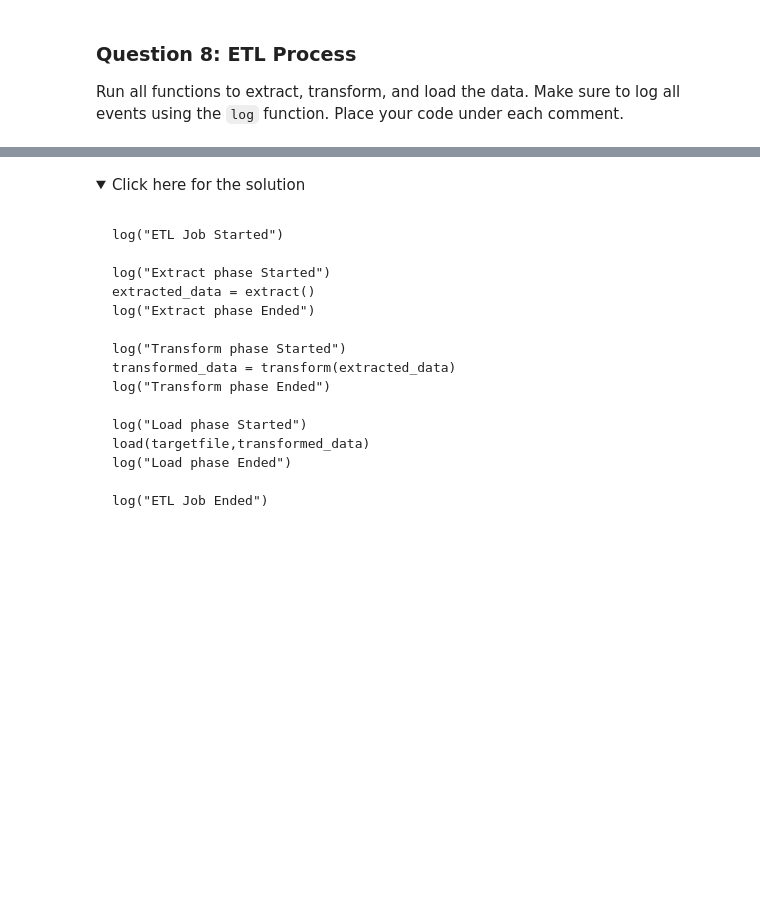
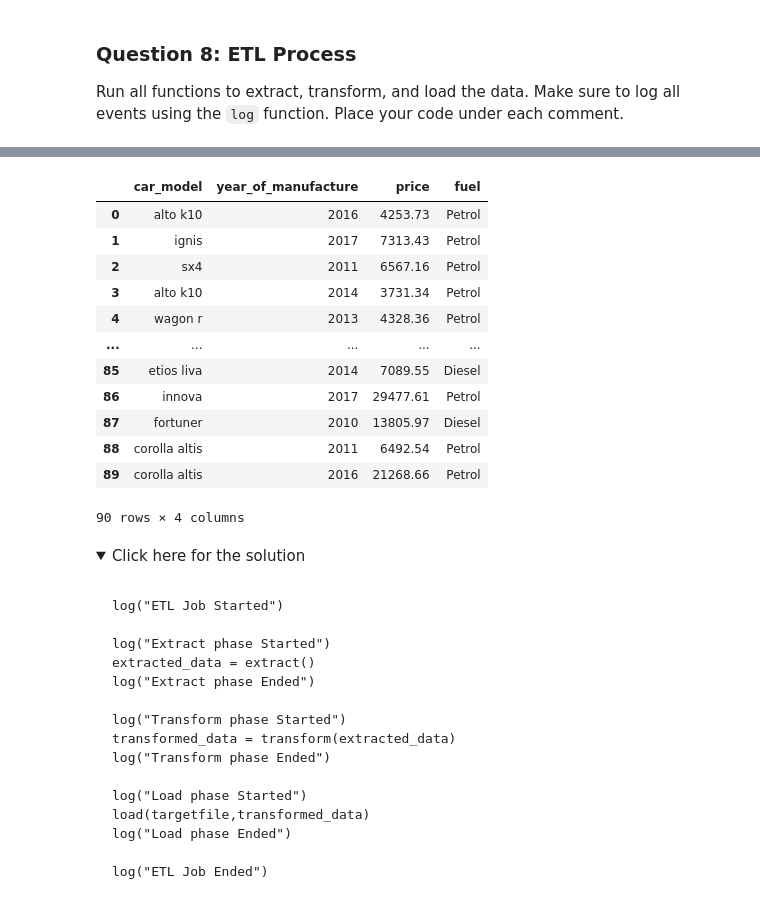
Before and after one commit to rodrigobivarazevedo/data, a Jupyter notebook: ExtractTransformLoad_V2.ipynb, the cells around one changed output, grey strips where cells are left out. Drawn from its saved outputs; the diff is of its cells as text; code cells hidden in the pictures; folded sections open; blank space fills up the shorter version.

```diff
--- a/ExtractTransformLoad_V2.ipynb
+++ b/ExtractTransformLoad_V2.ipynb
@@ -345,6 +351,9 @@ def extract():
 Round the `price` columns to 2 decimal places
 # %%
 # Add the transform function below
+def transfrom(data):
+    data["price"] = round(data.price, 2)
+    return data
 # %% [markdown]
 <details><summary>Click here for the solution</summary>
 
@@ -425,0 +438,19 @@ Run all functions to extract, transform, and load the data. Make sure to log all
+# %%
+log("Transform phase Started")
+transformed_data = transfrom(extracted_data)
+log("Transform phase Ended")
+transformed_data
+# %% [output]
+|  | car_model | year_of_manufacture | price | fuel |
+| 0 | alto k10 | 2016 | 4253.73 | Petrol |
+| 1 | ignis | 2017 | 7313.43 | Petrol |
+| 2 | sx4 | 2011 | 6567.16 | Petrol |
+| 3 | alto k10 | 2014 | 3731.34 | Petrol |
+| 4 | wagon r | 2013 | 4328.36 | Petrol |
+| ... | ... | ... | ... | ... |
+| 85 | etios liva | 2014 | 7089.55 | Diesel |
+| 86 | innova | 2017 | 29477.61 | Petrol |
+| 87 | fortuner | 2010 | 13805.97 | Diesel |
+| 88 | corolla altis | 2011 | 6492.54 | Petrol |
+| 89 | corolla altis | 2016 | 21268.66 | Petrol |
+90 rows × 4 columns
```
Also changed, not shown: parts of 15 cells of this notebook, 14 other files.
